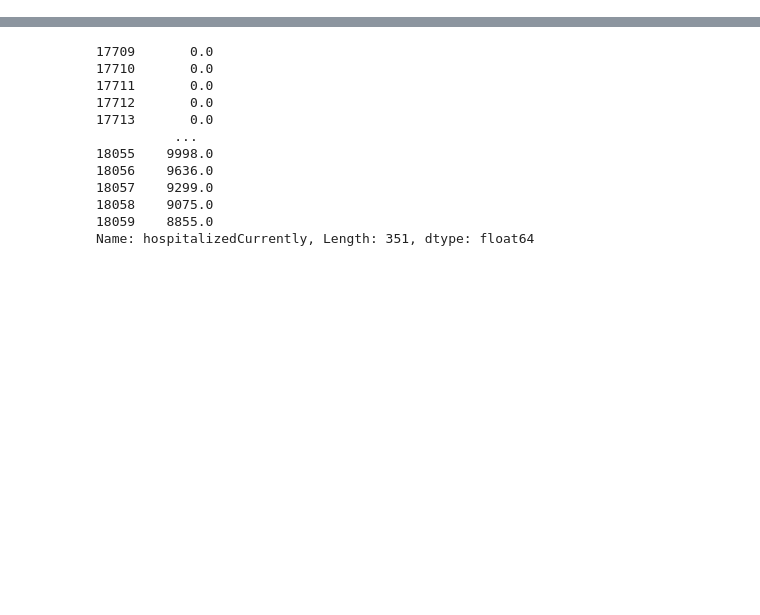
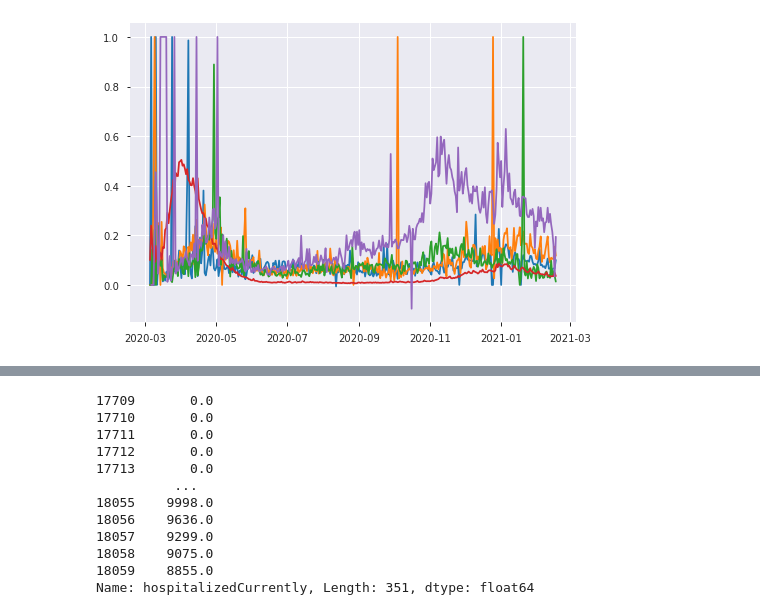
Before and after one commit to Garorod/datathon, a Jupyter notebook: USData-FirstAnalysis.ipynb, the cells around one changed output, grey strips where cells are left out. Cells and saved outputs as stored; diff of their text form; code cells hidden in the pictures; blank space fills up the shorter version.

```diff
--- a/USData-FirstAnalysis.ipynb
+++ b/USData-FirstAnalysis.ipynb
@@ -72,0 +134,12 @@ plt.show()
+# %%
+states=final['state'].unique()[:5]
+data={}
+final['month'] = pd.DatetimeIndex(final['date']).month
+months=final['month'].unique()
+for state in states:
+    df=final[final['state']==state]
+    #df['Covid_hospitalizedCurrently_per_capacity']=(df['hospitalizedCurrently']/df['Inpatient_Bed_Capacity'])
+    plt.plot(df['date'],df['positivityRate'],label=state)
+plt.show()
+# %% [output]
+[figure, added]
```
Also changed, not shown: parts of 18 cells of this notebook.
